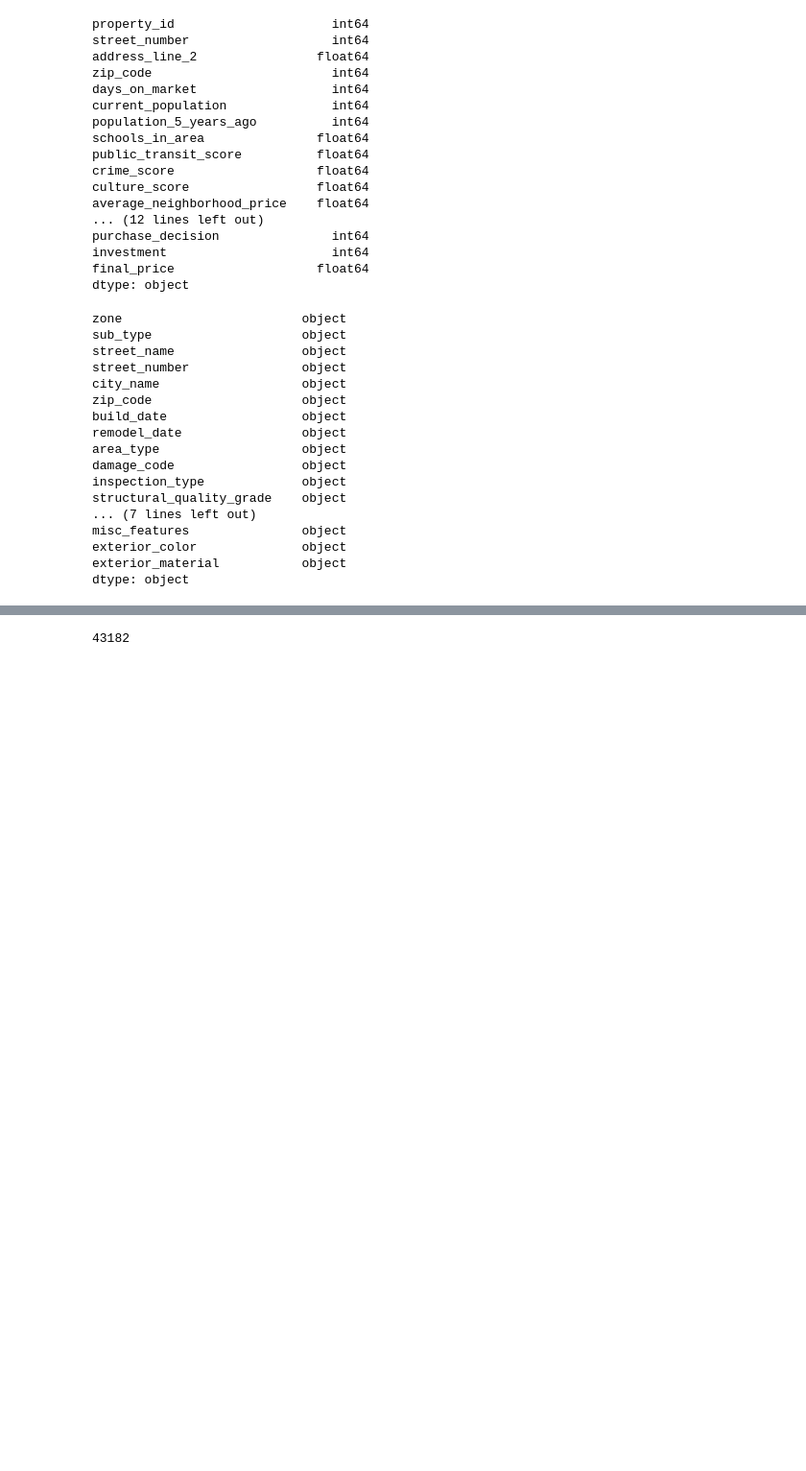
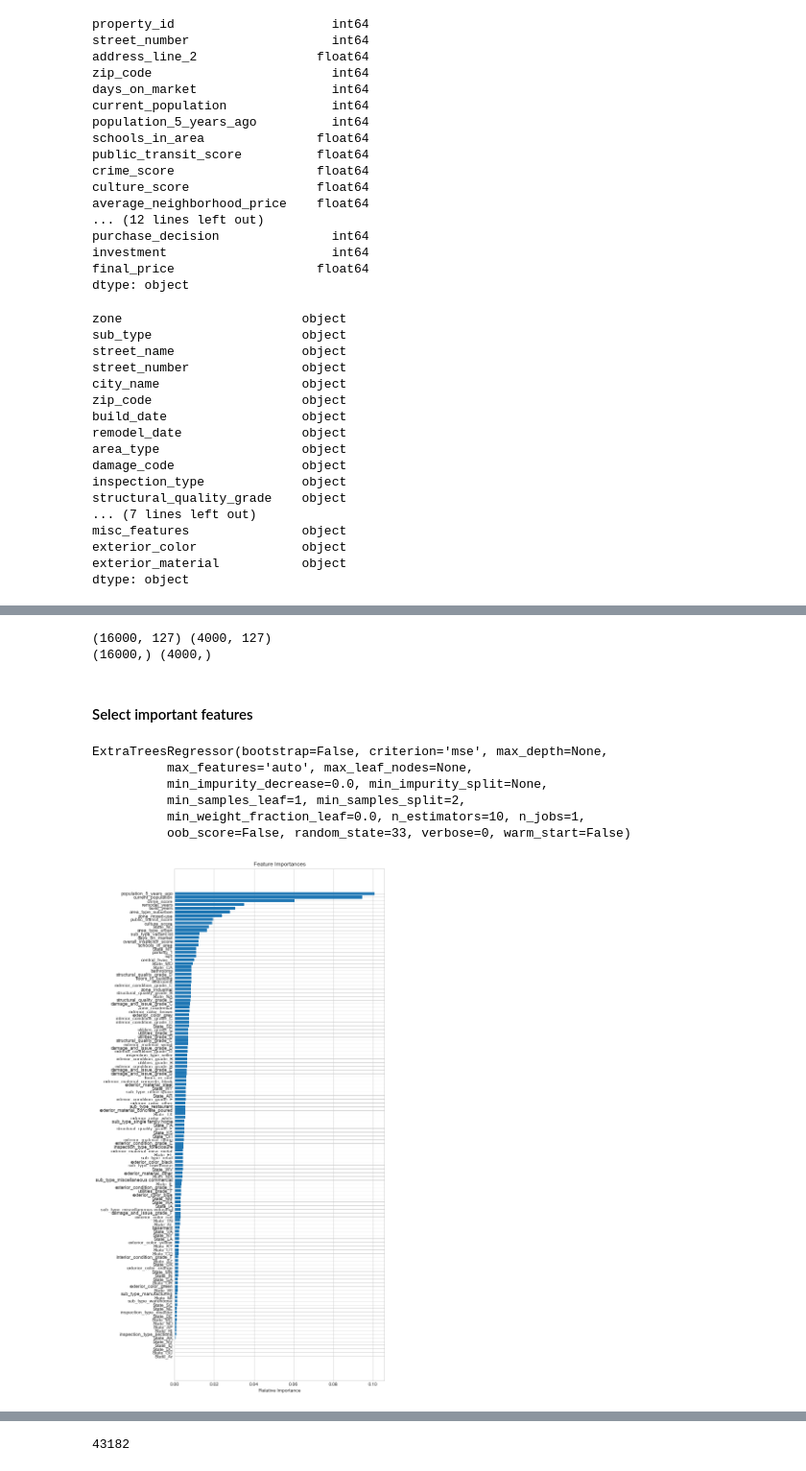
Before and after one commit to kristineguan/2018Enova_DataSmackdown, a Jupyter notebook: Enova Data Smackdown.ipynb, the cells around one changed output, grey strips where cells are left out. Shown at 96% size. Saved outputs shown, nothing was run; the diff lists cells and outputs as text; code cells hidden in the pictures; blank space fills up the shorter version.

```diff
--- a/Enova Data Smackdown.ipynb
+++ b/Enova Data Smackdown.ipynb
@@ -246,0 +277,11 @@ sns.heatmap(df.isnull(),yticklabels=False,cbar=False,cmap='viridis')
+# %%
+# according to the variables' distribution, fill in missing value with mean/median/mode
+for i in ['schools_in_area','public_transit_score','crime_score','culture_score',
+          'overall_inspector_score','bedrooms','bathrooms']:
+    df[i].fillna(df[i].mean(),inplace=True)
+
+for i in ['sqft','floors_in_building','floors_in_unit','remodel_years']:
+    df[i].fillna(df[i].median(),inplace=True)
+
+df['basement'].fillna(df['basement'].mode()[0],inplace=True)
+df['State'].fillna('NA',inplace=True)
@@ -246,0 +301,41 @@ sns.heatmap(df.isnull(),yticklabels=False,cbar=False,cmap='viridis')
+# %%
+df1=df.drop(['city_name', 'zip_code','initial_price','initial_value', 'investment',
+             'final_price','pre_zip'],axis=1)
+# %%
+df1_dum=pd.get_dummies(df1,drop_first=True)
+
+df1_X=df1_dum.drop('ret',axis=1)
+df1_Y=df1_dum['ret']
+
+x_trn,x_tes,y_trn,y_tes=train_test_split(df1_X,df1_Y,test_size=0.2, random_state=33)
+# %%
+print(x_trn.shape,x_tes.shape)
+print(y_trn.shape,y_tes.shape)
+# %% [output]
+(16000, 127) (4000, 127)
+(16000,) (4000,)
+# %% [markdown]
+#### Select important features
+# %%
+extree = ExtraTreesRegressor(n_estimators=10,random_state=33)
+extree.fit(x_trn,y_trn)
+# %% [output]
+ExtraTreesRegressor(bootstrap=False, criterion='mse', max_depth=None,
+          max_features='auto', max_leaf_nodes=None,
+          min_impurity_decrease=0.0, min_impurity_split=None,
+          min_samples_leaf=1, min_samples_split=2,
+          min_weight_fraction_leaf=0.0, n_estimators=10, n_jobs=1,
+          oob_score=False, random_state=33, verbose=0, warm_start=False)
+# %%
+importances = extree.feature_importances_
+features = df1_X.columns.values
+indices = np.argsort(importances)
+# Plot featrue importances
+fig = plt.subplots(figsize=(8,20))
+plt.title('Feature Importances')
+plt.barh(range(len(indices)), importances[indices])
+plt.yticks(range(len(indices)), features[indices])
+plt.xlabel('Relative Importance')
+plt.show()
+# %% [output]
+[figure, added]
```
Also changed, not shown: parts of 63 cells of this notebook.
